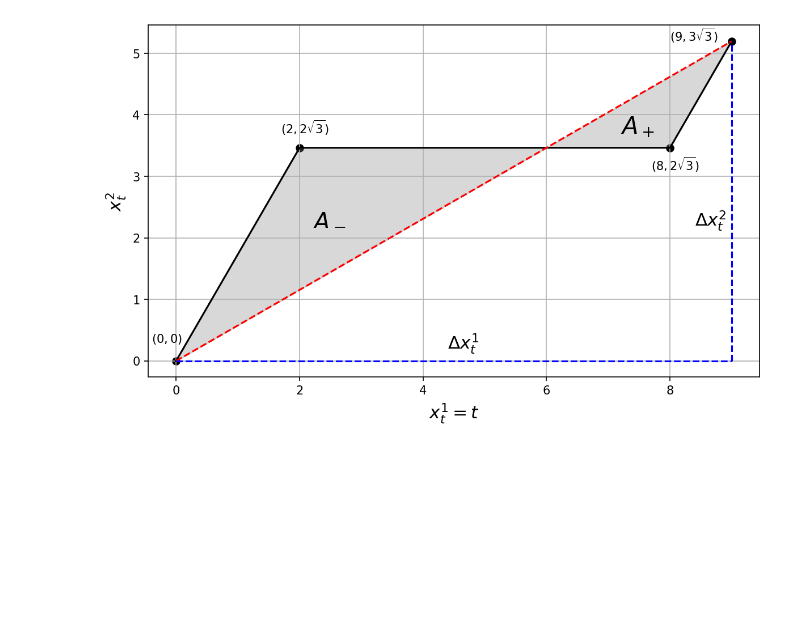
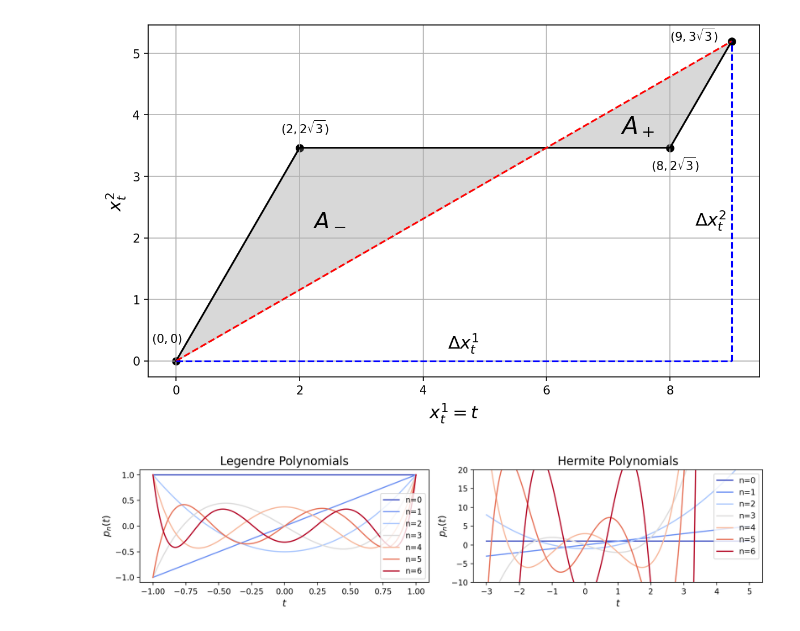
Before and after one commit to Zhuoyue-Huang/M3R-signature-inversion, a Jupyter notebook: fig4report.ipynb, the cells around one changed output. Cells and saved outputs as stored; diff of their text form; code cells hidden in the pictures; blank space fills up the shorter version.

Commit message:
add examples of orthogonal polynomials

```diff
--- a/fig4report.ipynb
+++ b/fig4report.ipynb
@@ -30,3 +31,32 @@ plt.tight_layout()
 plt.savefig('signed_area.pdf')
 # %% [output]
 [figure]
+# %%
+N = 7
+cmap = plt.get_cmap('coolwarm')
+colors = cmap(np.linspace(0, 1, N))
+
+plt.figure(figsize=(12, 3), dpi=200)
+plt.subplot(1, 2, 1)
+t_grid = np.linspace(-1, 1, 200)
+poly = Legendre()
+for n in range(N):
+    plt.plot(t_grid, poly.P(n)(t_grid), color=colors[n], label=f'n={n}')
+plt.legend(loc='best')
+plt.title('Legendre Polynomials', fontsize=15)
+plt.xlabel(r'$t$', fontsize=12)
+plt.ylabel(r'$p_n(t)$', fontsize=12)
+plt.subplot(1, 2, 2)
+t_grid = np.linspace(-3, 5, 200)
+poly = Hermite(0, 1)
+for n in range(N):
+    plt.plot(t_grid, poly.P(n)(t_grid), color=colors[n], label=f'n={n}')
+plt.ylim(-10, 20)
+plt.legend(loc='upper right')
+plt.title('Hermite Polynomials', fontsize=15)
+plt.xlabel(r'$t$', fontsize=12)
+plt.ylabel(r'$p_n(t)$', fontsize=12)
+plt.tight_layout()
+plt.savefig('orthopoly.pdf')
+# %% [output]
+[figure, added]
```
Also changed, not shown: parts of 1 cell of this notebook, 1 other file.
